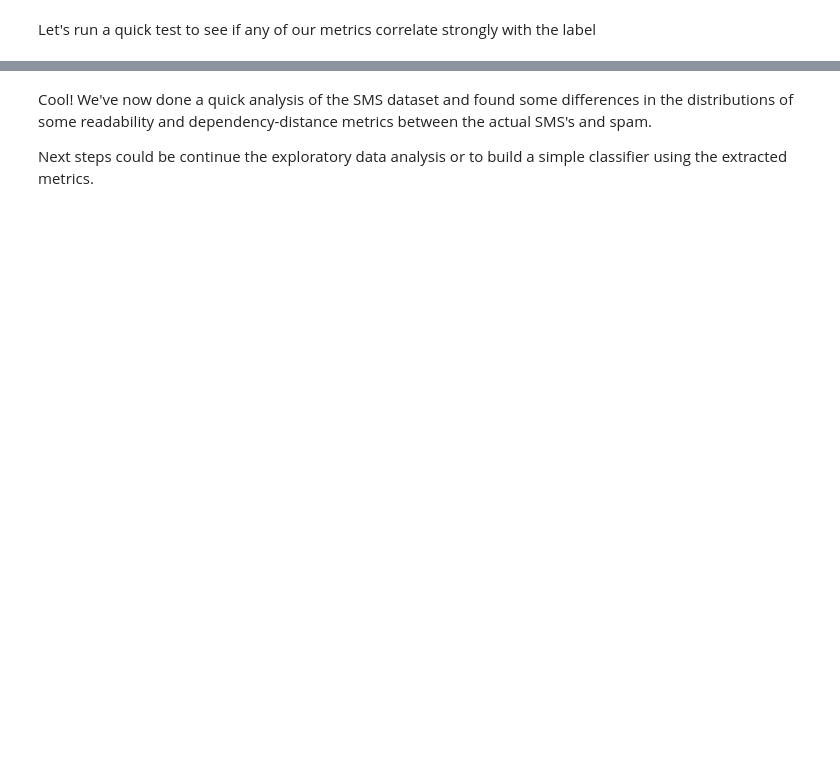
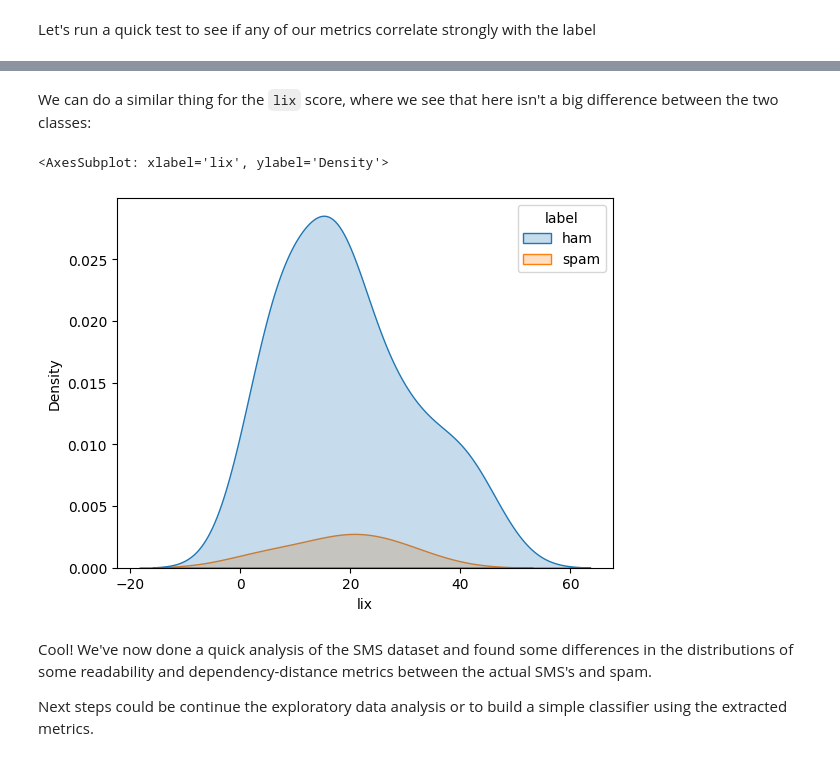
Before and after one commit to centre-for-humanities-computing/DaCy, a Jupyter notebook: tutorials/textdescriptives_integration.ipynb, the cells around one changed output, grey strips where cells are left out. Cells and saved outputs as stored; diff of their text form; code cells hidden in the pictures; blank space fills up the shorter version.

```diff
--- a/tutorials/textdescriptives_integration.ipynb
+++ b/tutorials/textdescriptives_integration.ipynb
@@ -119,3 +117,10 @@ for i, metric in enumerate(metrics_correlations.index[:3]):
+# %% [markdown]
+We can do a similar thing for the `lix` score, where we see that here isn't a big difference between the two classes:
+# %%
+sns.kdeplot(df, x="lix", hue="label", fill=True)
+# %% [output]
+<AxesSubplot: xlabel='lix', ylabel='Density'>
+[figure, added]
 # %% [markdown]
 Cool! We've now done a quick analysis of the SMS dataset and found some differences in the distributions of some readability and dependency-distance metrics between the actual SMS's and spam.
 
```
Also changed, not shown: parts of 13 cells of this notebook, 2 other files.
